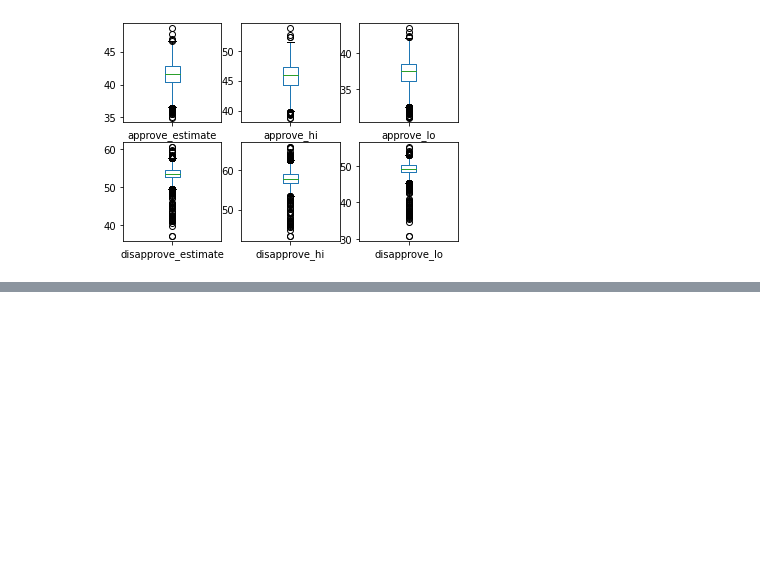
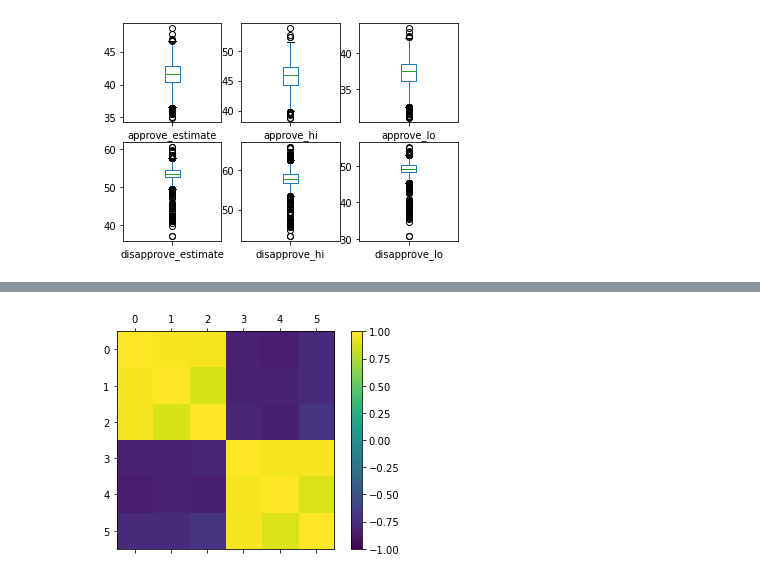
Before and after one commit to sujilkumarkm/machine_learning_ca3_solo_project_dkit_2022, a Jupyter notebook: machine_learning_ca3_2022.ipynb, the cells around one changed output, grey strips where cells are left out. Cells and saved outputs as stored; diff of their text form; code cells hidden in the pictures; blank space fills up the shorter version.

```diff
--- a/machine_learning_ca3_2022.ipynb
+++ b/machine_learning_ca3_2022.ipynb
@@ -259,0 +277,15 @@ layout = 5,5
+# %%
+#Correlation Matrix
+
+correlations = df.corr()
+# plot correlation matrix
+fig = pyplot.figure()
+ax = fig.add_subplot(111)
+cax = ax.matshow(correlations, vmin=-1, vmax=1)
+fig.colorbar(cax)
+layout = 5,8
+#ax.set_xlabel(col_names)
+#ax.set_ylabel(col_names)
+pyplot.show()
+# %% [output]
+[figure, added]
```
Also changed, not shown: parts of 7 cells of this notebook.
